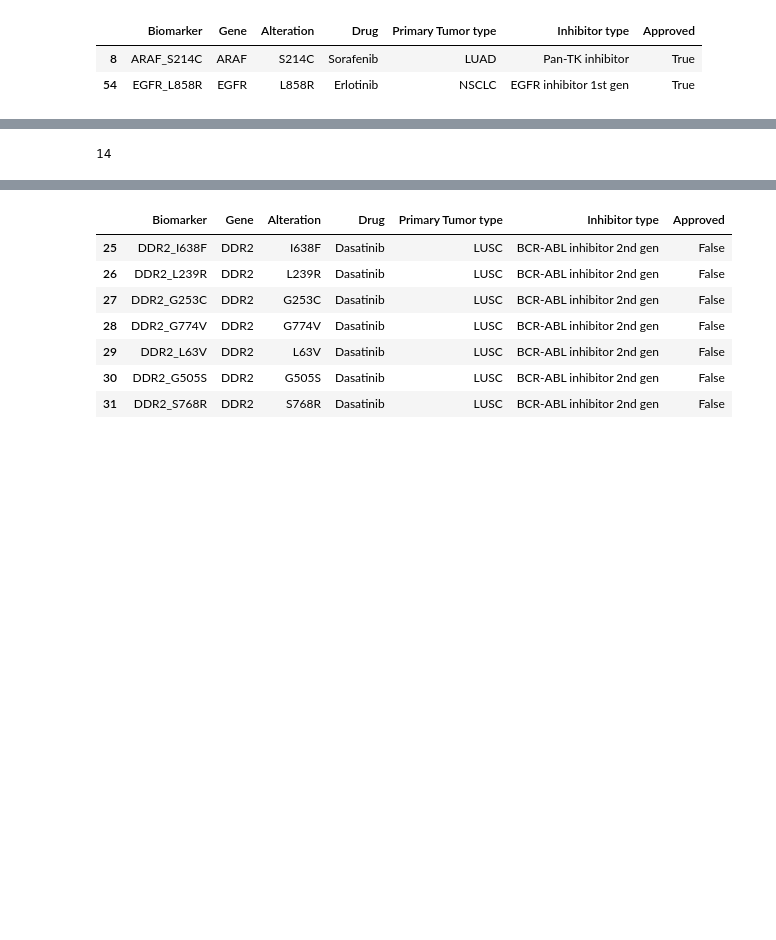
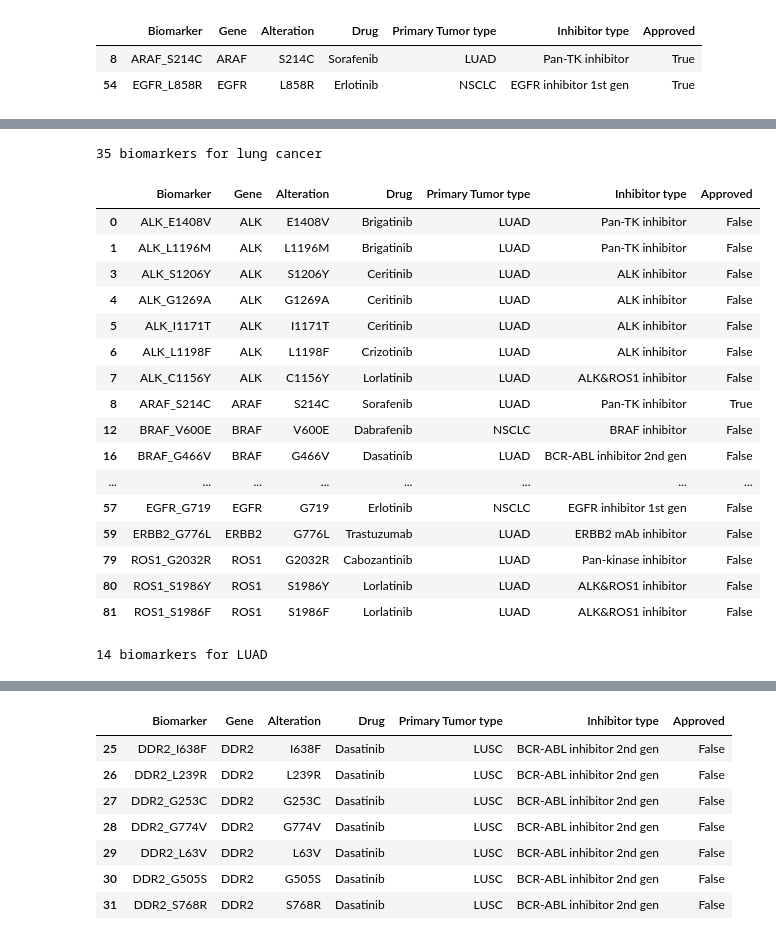
Before and after one commit to bbglab/cancer-detective, a Jupyter notebook: static/data/CGI/Parse_biomarkers.ipynb, the cells around one changed output, grey strips where cells are left out. Cells and saved outputs as stored; diff of their text form; code cells hidden in the pictures; blank space fills up the shorter version.

```diff
--- a/static/data/CGI/Parse_biomarkers.ipynb
+++ b/static/data/CGI/Parse_biomarkers.ipynb
@@ -111,8 +154,34 @@ cm_df
+# %%
+lungs = ['LUAD','LUSC','NSCLC']
+lung_df = final_df[final_df['Primary Tumor type'].isin(lungs)]
+print (len(lung_df.groupby('Biomarker').count()),'biomarkers for lung cancer')
+# %% [output]
+35 biomarkers for lung cancer
+# %%
+lung_df
+# %% [output]
+|  | Biomarker | Gene | Alteration | Drug | Primary Tumor type | Inhibitor type | Approved |
+| 0 | ALK_E1408V | ALK | E1408V | Brigatinib | LUAD | Pan-TK inhibitor | False |
+| 1 | ALK_L1196M | ALK | L1196M | Brigatinib | LUAD | Pan-TK inhibitor | False |
+| 3 | ALK_S1206Y | ALK | S1206Y | Ceritinib | LUAD | ALK inhibitor | False |
+| 4 | ALK_G1269A | ALK | G1269A | Ceritinib | LUAD | ALK inhibitor | False |
+| 5 | ALK_I1171T | ALK | I1171T | Ceritinib | LUAD | ALK inhibitor | False |
+| 6 | ALK_L1198F | ALK | L1198F | Crizotinib | LUAD | ALK inhibitor | False |
+| 7 | ALK_C1156Y | ALK | C1156Y | Lorlatinib | LUAD | ALK&ROS1 inhibitor | False |
+| 8 | ARAF_S214C | ARAF | S214C | Sorafenib | LUAD | Pan-TK inhibitor | True |
+| 12 | BRAF_V600E | BRAF | V600E | Dabrafenib | NSCLC | BRAF inhibitor | False |
+| 16 | BRAF_G466V | BRAF | G466V | Dasatinib | LUAD | BCR-ABL inhibitor 2nd gen | False |
+| ... | ... | ... | ... | ... | ... | ... | ... |
+| 57 | EGFR_G719 | EGFR | G719 | Erlotinib | NSCLC | EGFR inhibitor 1st gen | False |
+| 59 | ERBB2_G776L | ERBB2 | G776L | Trastuzumab | LUAD | ERBB2 mAb inhibitor | False |
+| 79 | ROS1_G2032R | ROS1 | G2032R | Cabozantinib | LUAD | Pan-kinase inhibitor | False |
+| 80 | ROS1_S1986Y | ROS1 | S1986Y | Lorlatinib | LUAD | ALK&ROS1 inhibitor | False |
+| 81 | ROS1_S1986F | ROS1 | S1986F | Lorlatinib | LUAD | ALK&ROS1 inhibitor | False |
 # %%
 luad_df = final_df[final_df['Primary Tumor type']=='LUAD']
-len(luad_df.groupby('Biomarker').count())
+print (len(luad_df.groupby('Biomarker').count()),'biomarkers for LUAD')
 # %% [output]
-14
+14 biomarkers for LUAD
 # %%
 luad_df
 # %% [output]
```
Also changed, not shown: parts of 11 cells of this notebook, 1 other file.
